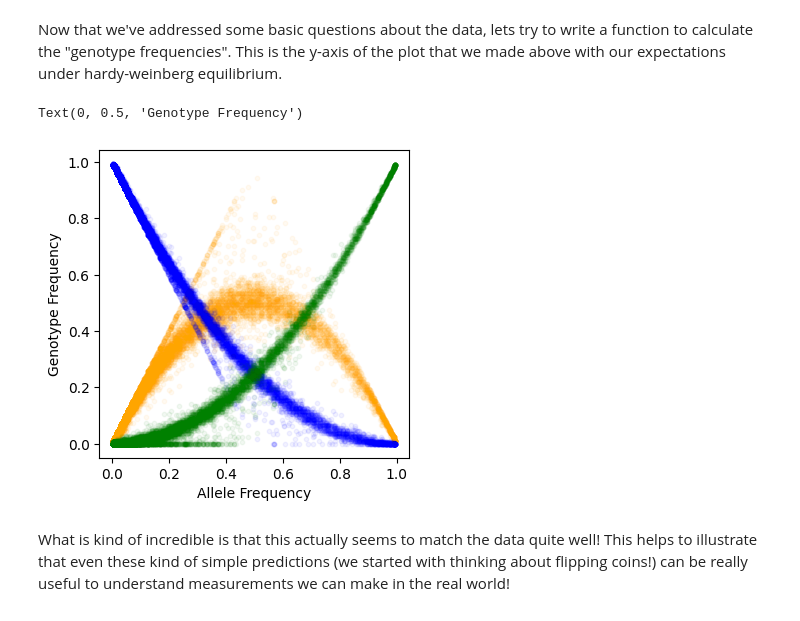
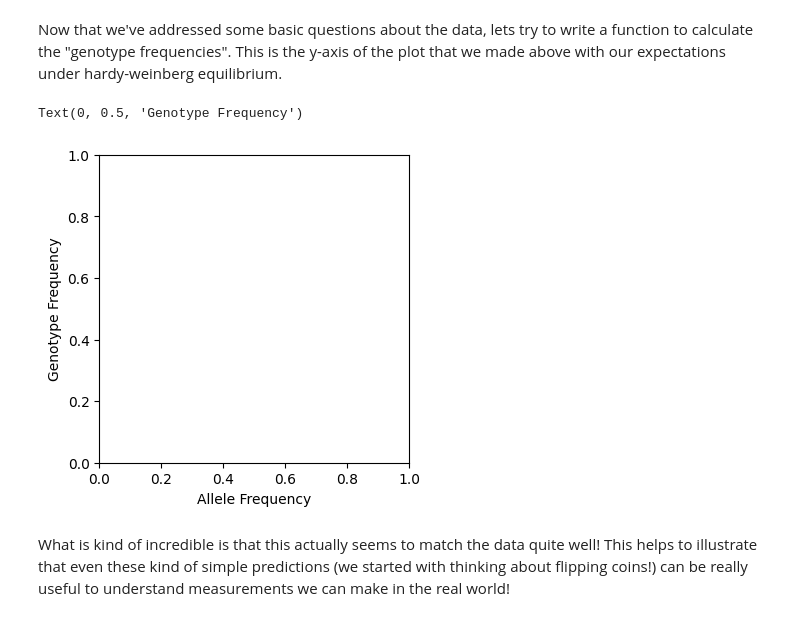
Before and after one commit to aabiddanda/comp_bio_demo_2024, a Jupyter notebook: compbio_demo.ipynb, the cells around one changed output. Drawn from its saved outputs; the diff is of its cells as text; code cells hidden in the pictures.

```diff
--- a/compbio_demo.ipynb
+++ b/compbio_demo.ipynb
@@ -91,22 +95,22 @@ f00, f01, f11 = genotype_frequencies(geno=geno)
 # %%
 fig, ax = plt.subplots(1,1,figsize=(4,4))
 
-# Step1: Lets plot the allele frequency (across the whole sample)
-ax.scatter(afs, f01, s=10, alpha=0.05, color='orange')
+# Step1: Lets plot the allele frequency (across the whole sample) (lets slowly uncomment these?)
+# ax.scatter(afs, f01, s=10, alpha=0.05, color='orange')
 # ax.scatter(afs, f00, s=10, alpha=0.05, color='blue')
 # ax.scatter(afs, f11, s=10, alpha=0.05, color='green')
 
 # Step 2: What happens if we overlay some of our predictions!
 # ps = np.linspace(0.0, 1.0, 30)
 # geno_exp = np.array([hardy_weinberg(p) for p in ps])
 # ax.plot(ps, geno_exp[:,0], lw=2, label='P(00)', color='red')
 # ax.plot(ps, geno_exp[:,1], lw=2, label='P(01)', color='red')
 # ax.plot(ps, geno_exp[:,2], lw=2, label='P(11)', color='red')
 
 ax.set_xlabel('Allele Frequency')
 ax.set_ylabel('Genotype Frequency')
 # %% [output]
 Text(0, 0.5, 'Genotype Frequency')
-[figure, old version]
+[figure, new version]
 # %% [markdown]
 What is kind of incredible is that this actually seems to match the data quite well! This helps to illustrate that even these kind of simple predictions (we started with thinking about flipping coins!) can be really useful to understand measurements we can make in the real world!
```
Also changed, not shown: parts of 1 cell of this notebook, 1 other file.
